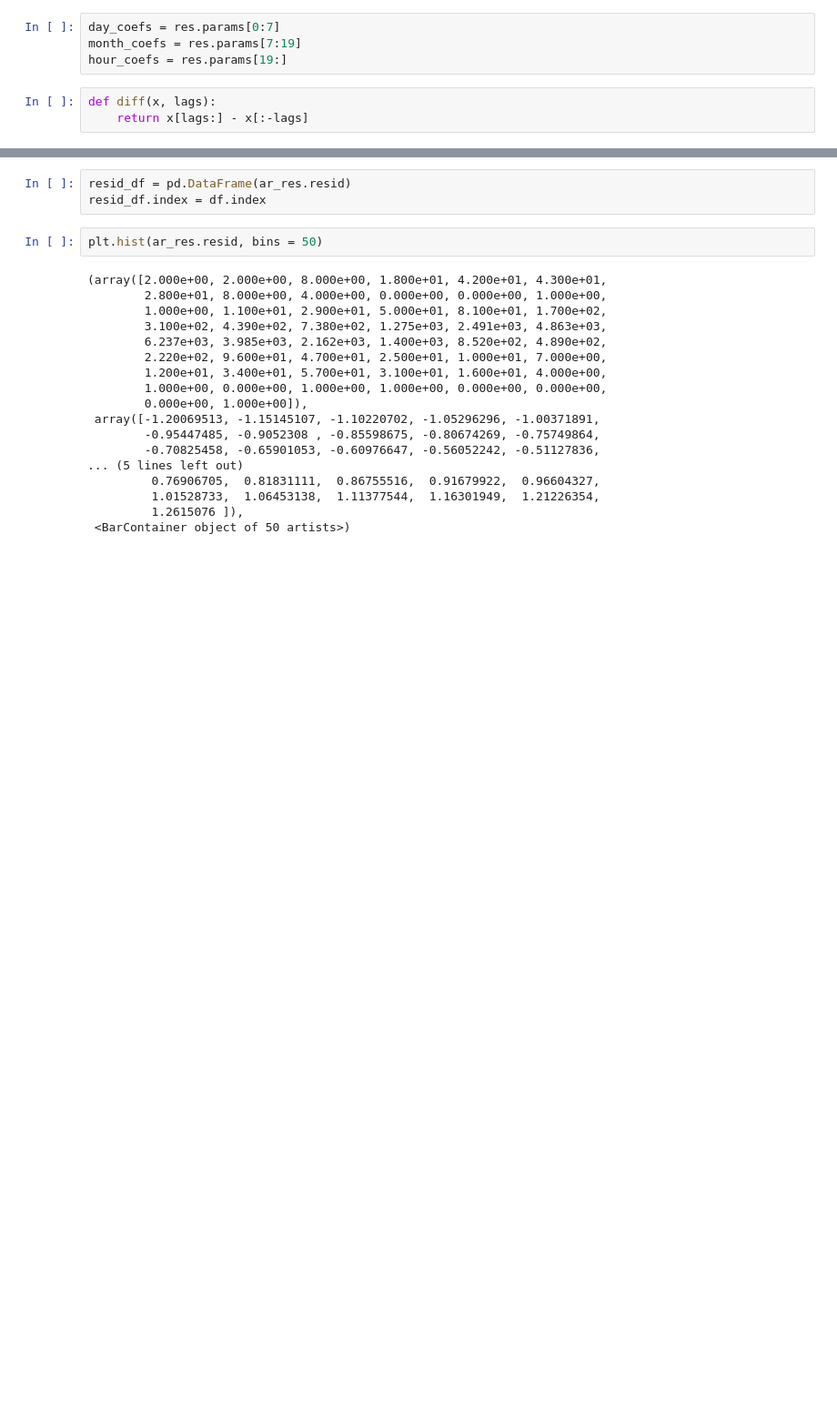
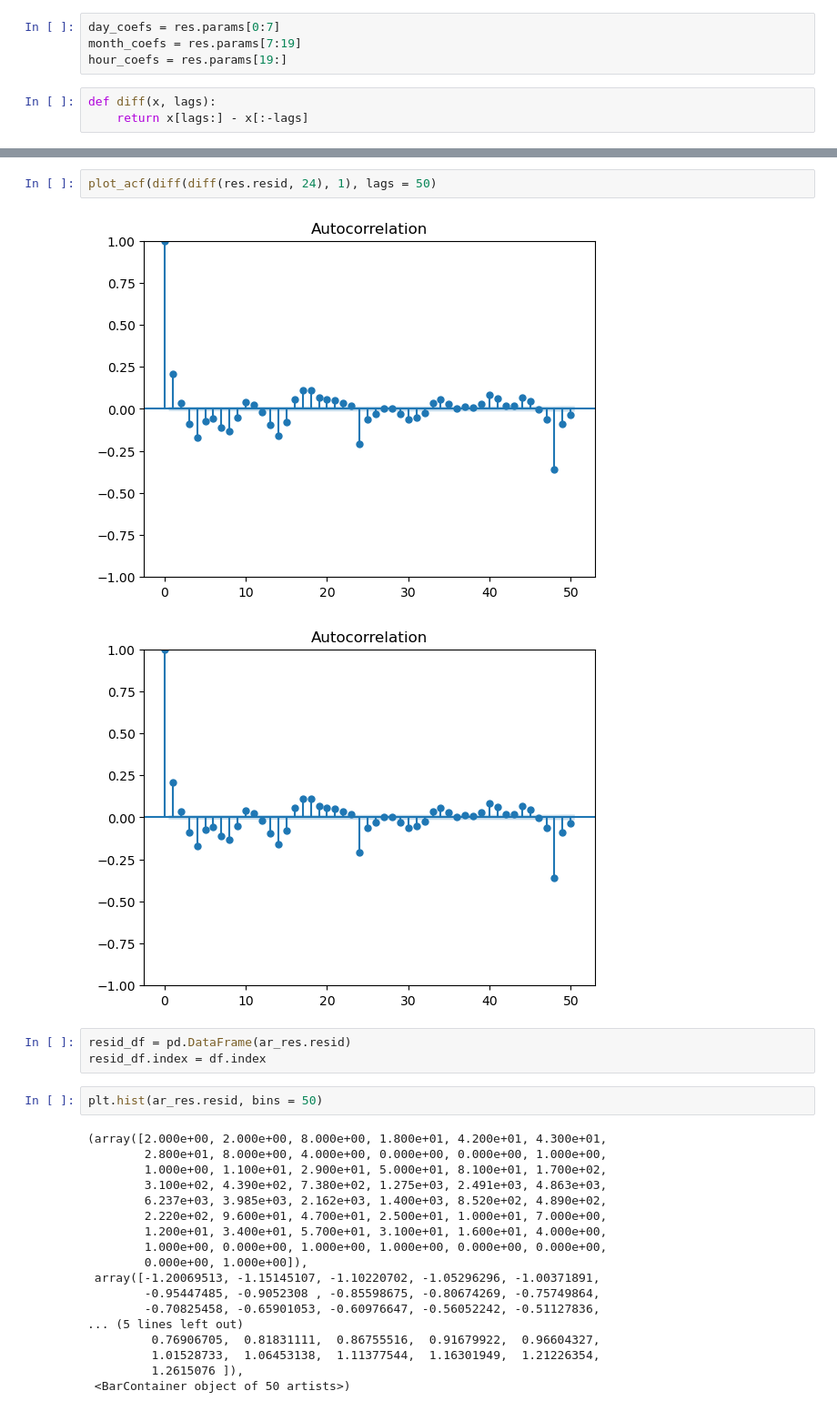
Before and after one commit to 000rla/demand-MFC-jamboree-2026, a Jupyter notebook: explore.ipynb, the cells around one changed output, grey strips where cells are left out. Shown at 91% size. Saved outputs shown, nothing was run; the diff lists cells and outputs as text; blank space fills up the shorter version.

```diff
--- a/explore.ipynb
+++ b/explore.ipynb
@@ -137,3 +142,8 @@ Warnings:
+# %%
+plot_acf(diff(diff(res.resid, 24), 1), lags = 50)
+# %% [output]
+[figure, added]
+[figure, added]
 # %%
 resid_df = pd.DataFrame(ar_res.resid)
 resid_df.index = df.index
```
Also changed, not shown: parts of 12 cells of this notebook.
